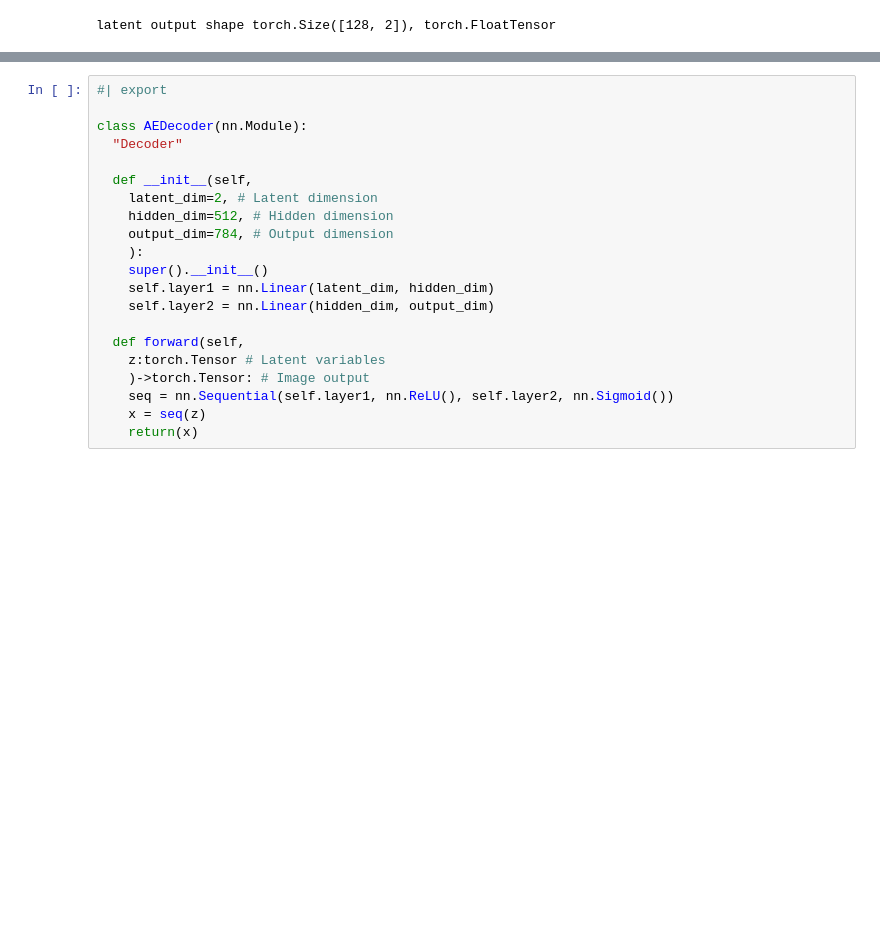
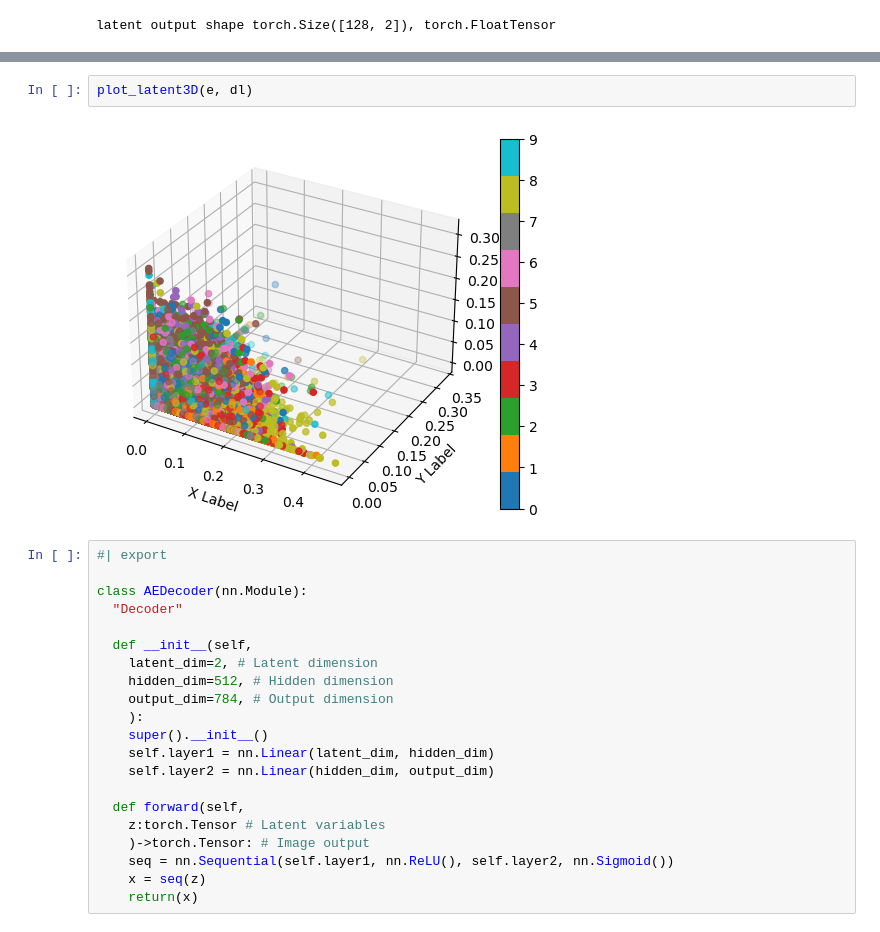
Before and after one commit to slegroux/slg_generative, a Jupyter notebook: nbs/01_models.vae.ipynb, the cells around one changed output, grey strips where cells are left out. Cells and saved outputs as stored; diff of their text form; blank space fills up the shorter version.

```diff
--- a/nbs/01_models.vae.ipynb
+++ b/nbs/01_models.vae.ipynb
@@ -65,3 +103,7 @@ latent output shape torch.Size([128, 2]), torch.FloatTensor
+# %%
+plot_latent3D(e, dl)
+# %% [output]
+[figure, added]
 # %%
 #| export
 
```
Also changed, not shown: parts of 6 cells of this notebook, 3 other files.
